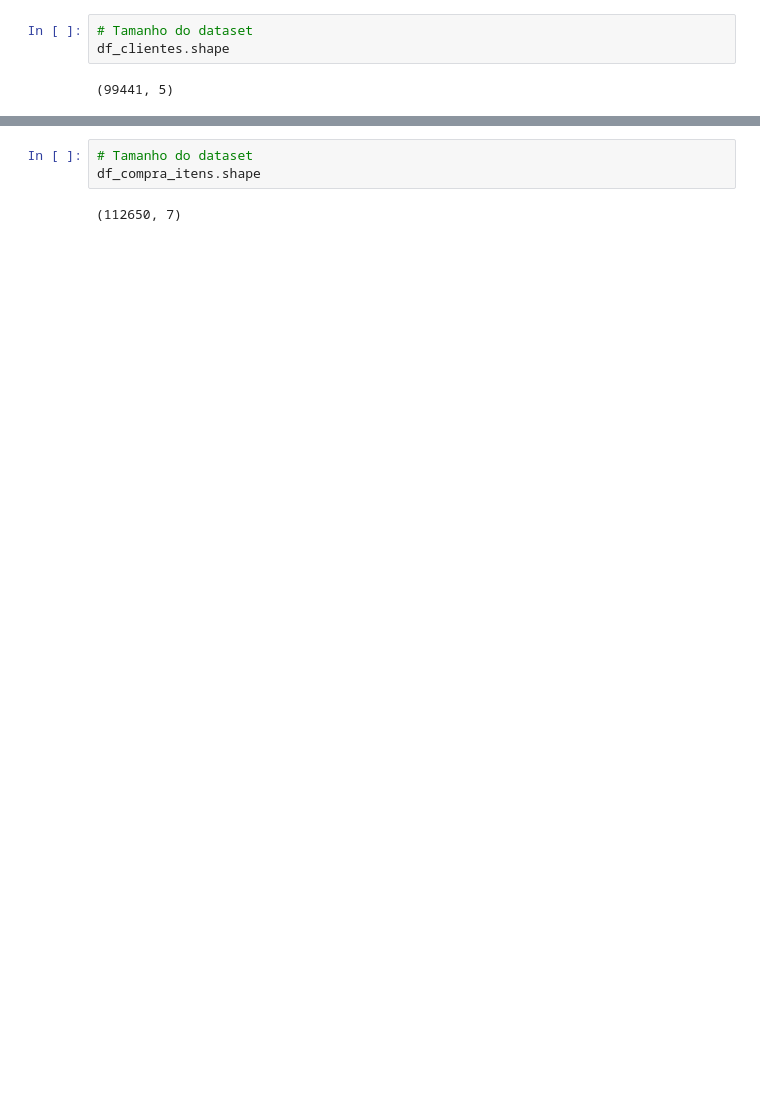
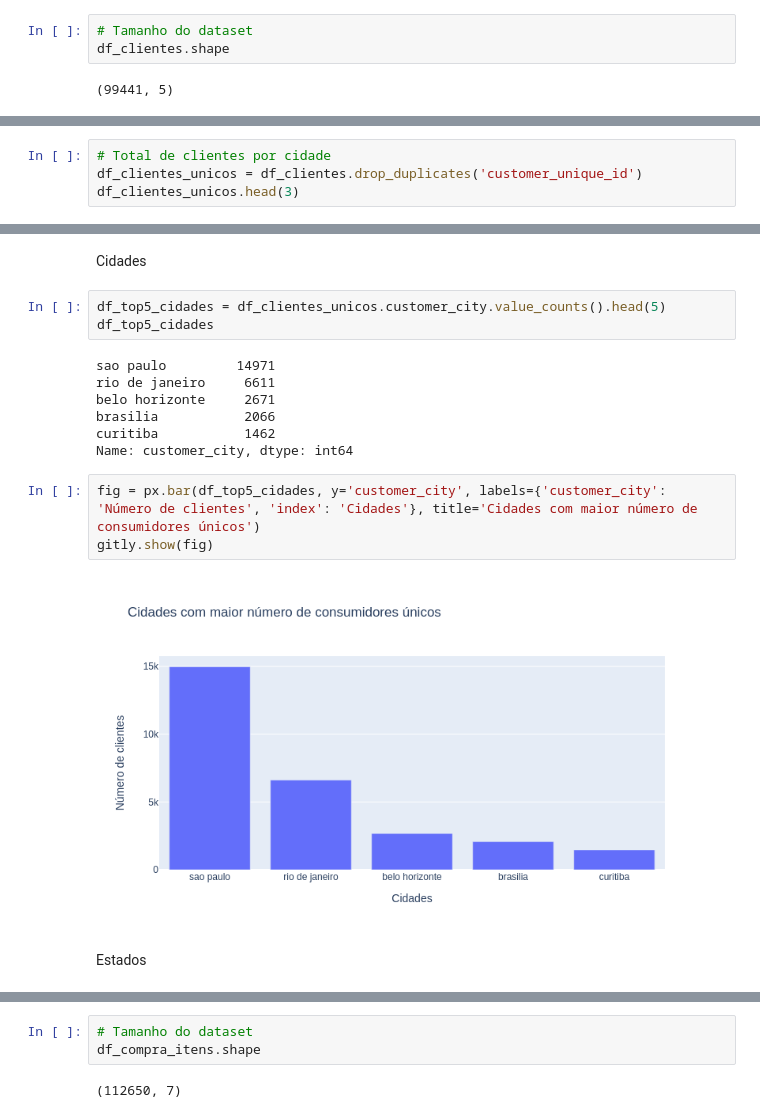
Before and after one commit to Lucas-Buk/Introducao-Ciencia-de-Dados, a Jupyter notebook: Aula_1_Exploração_Olist.ipynb, the cells around one changed output, grey strips where cells are left out. Cells and saved outputs as stored; diff of their text form; blank space fills up the shorter version.

```diff
--- a/Aula_1_Exploração_Olist.ipynb
+++ b/Aula_1_Exploração_Olist.ipynb
@@ -92,0 +80,4 @@ gitly.show(fig)
+# %%
+# Total de clientes por cidade
+df_clientes_unicos = df_clientes.drop_duplicates('customer_unique_id')
+df_clientes_unicos.head(3)
@@ -92,0 +89,19 @@ gitly.show(fig)
+# %% [markdown]
+Cidades
+# %%
+df_top5_cidades = df_clientes_unicos.customer_city.value_counts().head(5)
+df_top5_cidades
+# %% [output]
+sao paulo         14971
+rio de janeiro     6611
+belo horizonte     2671
+brasilia           2066
+curitiba           1462
+Name: customer_city, dtype: int64
+# %%
+fig = px.bar(df_top5_cidades, y='customer_city', labels={'customer_city': 'Número de clientes', 'index': 'Cidades'}, title='Cidades com maior número de consumidores únicos')
+gitly.show(fig)
+# %% [output]
+[figure, added]
+# %% [markdown]
+Estados
```
Also changed, not shown: parts of 122 cells of this notebook.
